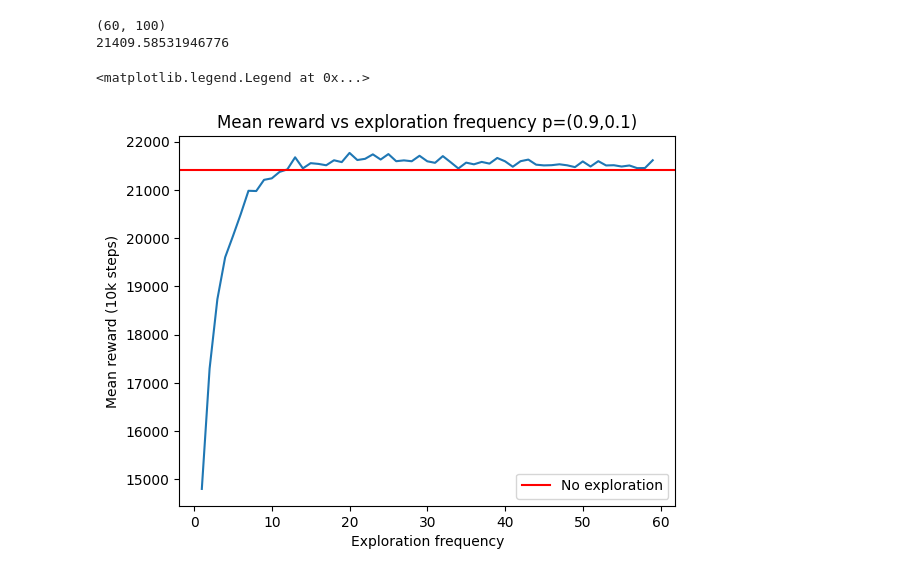
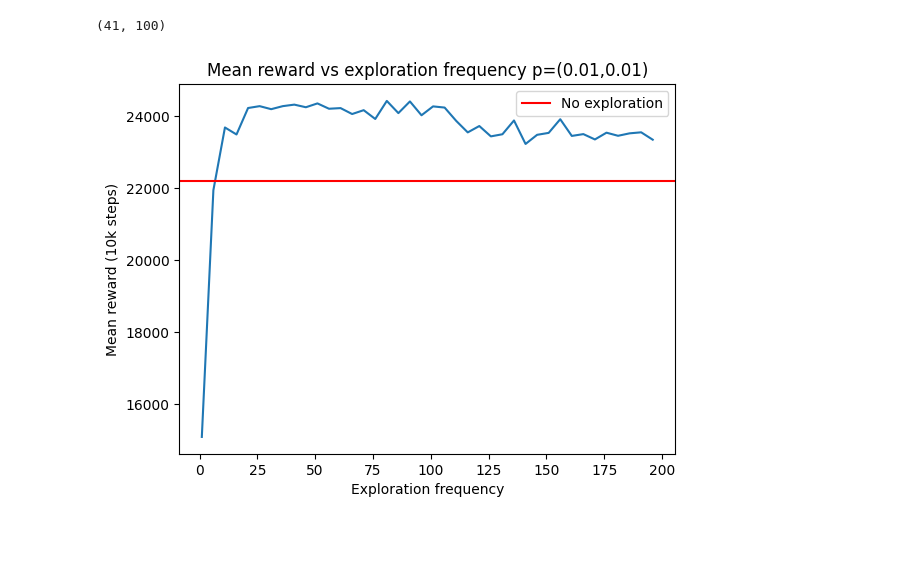
Before and after one commit to howardg2000/cs236-final-project, a Jupyter notebook: plots.ipynb, the cells around one changed output. Drawn from its saved outputs; the diff is of its cells as text; code cells hidden in the pictures; blank space fills up the shorter version.

Commit message:
Refactor plots

```diff
--- a/plots.ipynb
+++ b/plots.ipynb
@@ -7,20 +4,26 @@ explore_freqs = list(range(1, 60)) + [100000000]
+# %%
+p1, p2 = 0.01, 0.01
+min_freq = 1
+max_freq = 200
+step = 5
+file_name = f"data/total_rewards/explore_rewards_{min_freq}to{max_freq}_{p1}x{p2}.npy"
+explore_freqs = list(range(min_freq, max_freq, step)) + [100000000]
 # %%
 explore_rewards = np.load(file_name)
 print(explore_rewards.shape)
 
 means = explore_rewards.mean(axis=1)
 stds = explore_rewards.std(axis=1)
 
-print(means[-1])
-
 plt.plot(explore_freqs[:-1], means[:-1])
 plt.axhline(y = means[-1], color='r', linestyle='-', label="No exploration")
-plt.title("Mean reward vs exploration frequency p=(0.9,0.1)")
+plt.title(f"Mean reward vs exploration frequency p=({p1},{p2})")
 plt.xlabel("Exploration frequency")
 plt.ylabel("Mean reward (10k steps)")
 plt.legend()
+
+save_name = f"plots/mean_reward_vs_explore_freq_p=({p1},{p2}).png"
+plt.savefig(save_name)
 # %% [output]
-(60, 100)
-21409.58531946776
+(41, 100)
-<matplotlib.legend.Legend at 0x...>
-[figure, old version]
+[figure, new version]
```
Also changed, not shown: parts of 1 cell of this notebook.
